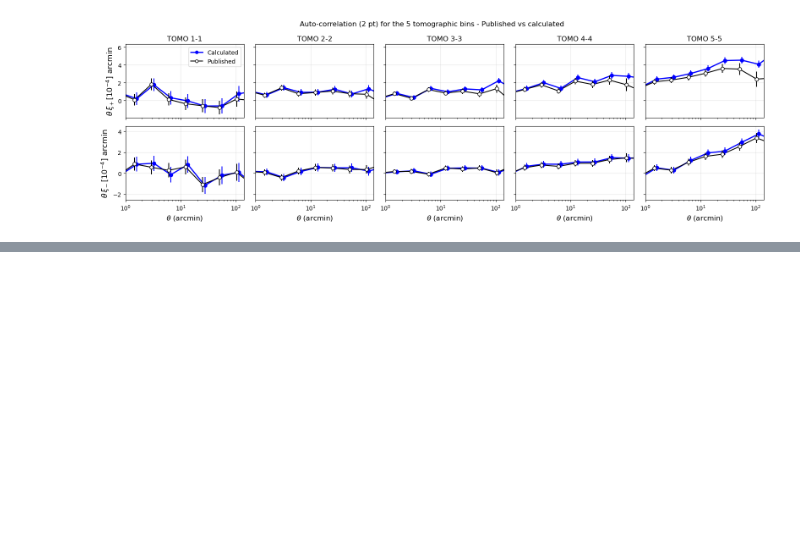
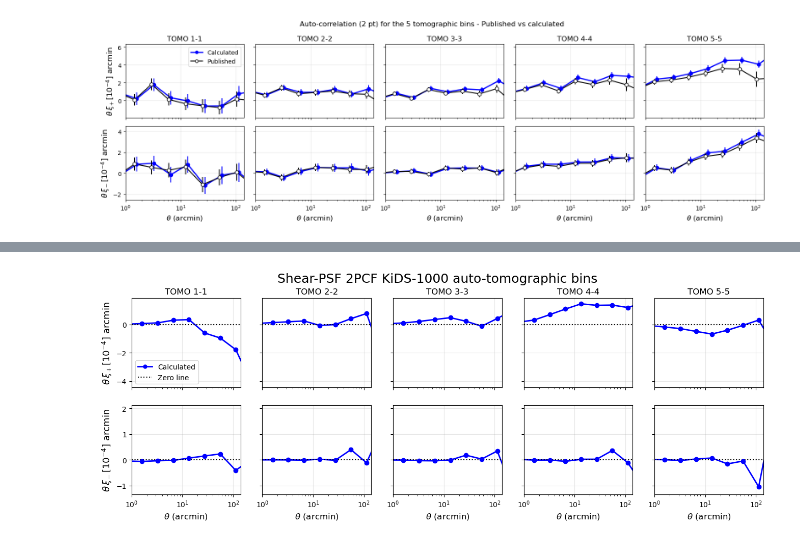
Before and after one commit to arunkannawadi/icts2026, a Jupyter notebook: Mehar-Chawla/K1000.ipynb, the cells around one changed output, grey strips where cells are left out. Saved outputs shown, nothing was run; the diff lists cells and outputs as text; code cells hidden in the pictures; blank space fills up the shorter version.

```diff
--- a/Mehar-Chawla/K1000.ipynb
+++ b/Mehar-Chawla/K1000.ipynb
@@ -587,0 +869,14 @@ for i, (zmin, zmax) in tqdm(enumerate(z_tomo_thresholds, start = 1)):
+# %%
+# SHEAR - PSF 2PCF calculation
+#2PCF for individual tomographic bins
+
+ggSuperCat_single_tomo_S_PSF = []
+for i in tqdm(range(5)):
+    print(f'Calculating 2PCF for tomographic bin-{i + 1}')
+    cat_shear = treecorr.Catalog(f'/user/p5_group/MeharChawla/KiDS1000/KiDS1000_TOMO{i+1}.fits', ra_col = 'RAJ2000', dec_col = 'DECJ2000', ra_units = 'degrees', dec_units = 'degrees', g1_col = 'e_1_c_1', g2_col = 'e_2_c_2', w_col = 'weight')
+    cat_PSF = treecorr.Catalog(f'/user/p5_group/MeharChawla/KiDS1000/KiDS1000_TOMO{i+1}.fits', ra_col = 'RAJ2000', dec_col = 'DECJ2000', ra_units = 'degrees', dec_units = 'degrees', g1_col = 'PSF_e1', g2_col = 'PSF_e2', w_col = 'weight')
+    gg = treecorr.GGCorrelation(min_sep = 0.5, max_sep = 300., nbins = 9, sep_units = 'arcmin')
+    gg.process(cat_shear, cat_PSF)
+    ggSuperCat_single_tomo_S_PSF.append(gg)
+    print(f'Finished calculating 2PCF for tomographic bin-{i + 1}')
+    # print(f"Number of galaxies in the {z_range} tomographic bin is {count}")
@@ -587,0 +894,42 @@ for i, (zmin, zmax) in tqdm(enumerate(z_tomo_thresholds, start = 1)):
+# %%
+fig, ax = plt.subplots(2, 5, figsize = (16, 5), sharex = True, sharey = 'row')
+
+for i in range(5):
+    gg = ggSuperCat_single_tomo_S_PSF[i]
+
+    # Xi+
+
+    # Calculated 2PCF
+    ax[0, i].semilogx(gg.meanr, gg.meanr * gg.xip * 1e4 * (1 + m_val[i]), 'o-', color = 'blue', linewidth = 2, markersize = 5, label = 'Calculated')
+    ax[0, i].errorbar(gg.meanr, gg.meanr * gg.xip * 1e4 * (1 + m_val[i]), yerr = gg.meanr * 1e4 * np.sqrt(gg.varxip), fmt = 'o', color = 'blue')
+
+    ax[0, i].axhline(0, ls = ":", c = "k", label = 'Zero line')
+
+    ax[0, i].set_title(f"TOMO {i + 1}-{i + 1}")
+    ax[0, i].grid(alpha = 0.3)
+
+
+    # Xi-
+
+    # Calculated 2PCF
+    ax[1, i].semilogx(gg.meanr, gg.meanr * gg.xim * 1e4 * (1 + m_val[i]), 's-', color = 'blue', linewidth = 2, markersize = 5, label = 'Calculated')
+    ax[1, i].errorbar(gg.meanr, gg.meanr * gg.xim * 1e4 * (1 + m_val[i]), yerr = gg.meanr * 1e4 * np.sqrt(gg.varxim), fmt = 'o', color = 'blue')
+
+    ax[1, i].axhline(0, ls = ":", c = "k")
+
+    ax[1, i].grid(alpha = 0.3)
+
+# Axis labels
+ax[0, 0].set_ylabel(r'$\theta\,\xi_{+}\,[10^{-4}]$ arcmin', fontsize = 13)
+ax[1, 0].set_ylabel(r'$\theta\,\xi_{-}\,[10^{-4}]$ arcmin', fontsize = 13)
+
+ax[0, 0].legend()
+
+for i in range(5):
+    ax[1, i].set_xlabel(r'$\theta$ (arcmin)', fontsize = 12)
+
+plt.suptitle('Shear-PSF 2PCF KiDS-1000 auto-tomographic bins', fontsize = 18)
+plt.xlim(1, 140)
+plt.savefig(fname = '/user/p5_group/MeharChawla/icts2026/Mehar-Chawla/Shear-PSF_auto_tomo.PDF', bbox_inches = 'tight')
+# %% [output]
+[figure, added]
```
Also changed, not shown: parts of 21 cells of this notebook, 3 other files.
